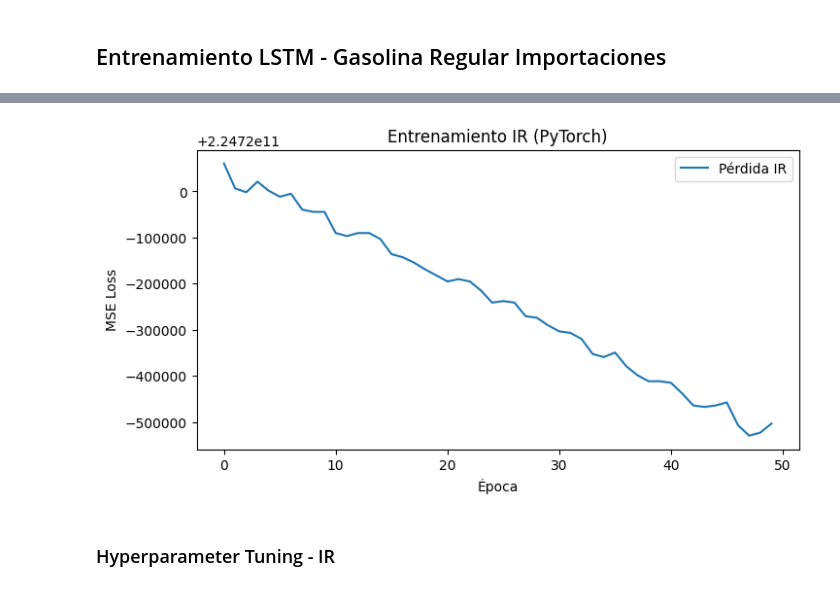
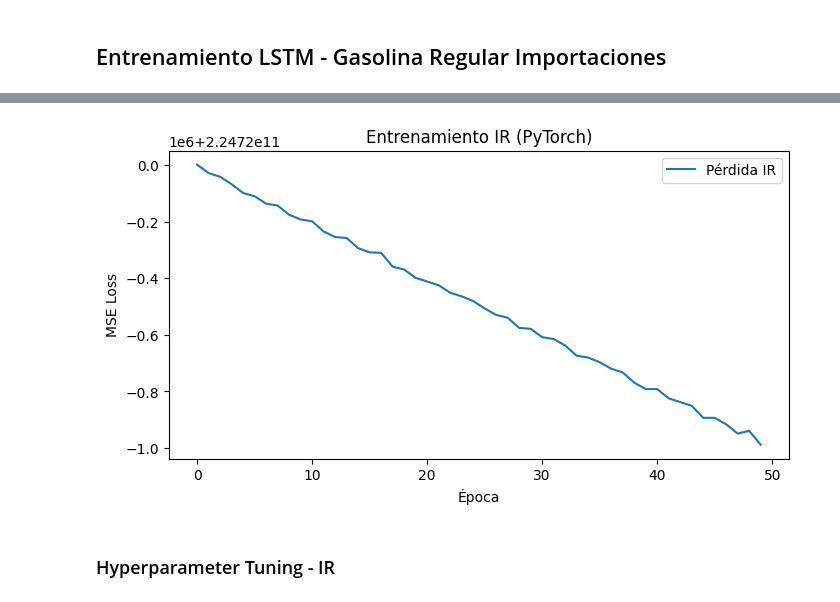
Before and after one commit to Diegoval-Dev/DC-Lab2, a Jupyter notebook: laboratorio2.ipynb, the cells around one changed output, grey strips where cells are left out. Drawn from its saved outputs; the diff is of its cells as text; code cells hidden in the pictures.

Commit message:
feat: add final adjustments to models considering size of data

```diff
--- a/laboratorio2.ipynb
+++ b/laboratorio2.ipynb
@@ -205,7 +205,7 @@ print(f"Usando dispositivo: {device}")
 tensor_X_ir = torch.tensor(X_ir, dtype=torch.float32).to(device)
 tensor_y_ir = torch.tensor(y_ir, dtype=torch.float32).to(device)
 
-batch_size = 16
+batch_size = 8
 loader_ir = DataLoader(TensorDataset(tensor_X_ir, tensor_y_ir),
                        batch_size=batch_size, shuffle=True)
 
@@ -266,4 +266,4 @@ Epoch 50, Loss: 224719496806.399994
-[figure, old version]
+[figure, new version]
 # %% [markdown]
 ### Hyperparameter Tuning - IR
 # %%
```
Also changed, not shown: parts of 18 cells of this notebook, 2 other files.
